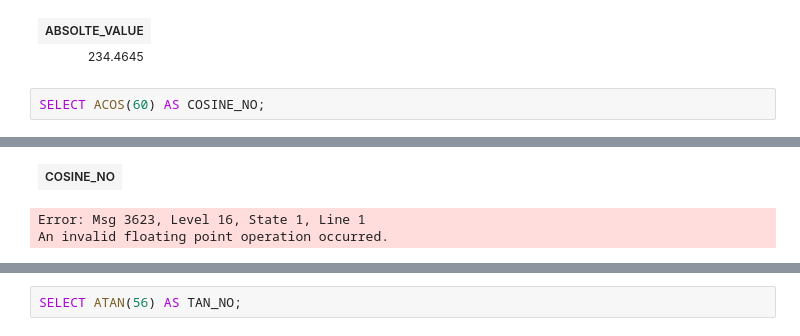
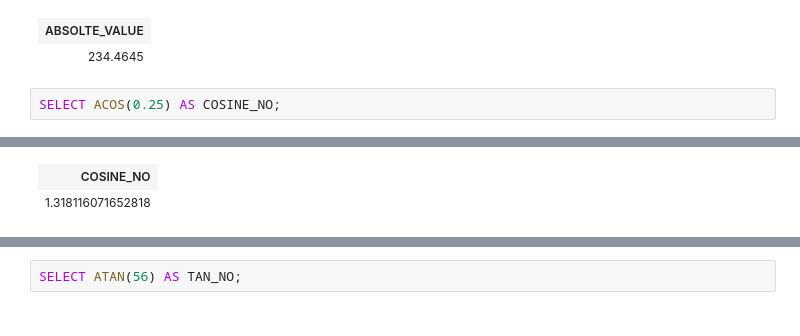
Before and after one commit to gopinathibots/SQL-notes, a Jupyter notebook: sql practice.ipynb, the cells around one changed output, grey strips where cells are left out. Cells and saved outputs as stored; diff of their text form.

```diff
--- a/sql practice.ipynb
+++ b/sql practice.ipynb
@@ -1595,5 +1802,5 @@ Total execution time: 00:00:00.003
 | ABSOLTE_VALUE |
 | 234.4645 |
 # %%
-SELECT ACOS(60) AS COSINE_NO;
+SELECT ACOS(0.25) AS COSINE_NO;
 # %% [output]
@@ -1601,4 +1809,3 @@ Total execution time: 00:00:00.002
 | COSINE_NO |
+| 1.318116071652818 |
-Error: Msg 3623, Level 16, State 1, Line 1
-An invalid floating point operation occurred.
 # %%
```
Also changed, not shown: parts of 134 cells of this notebook.
